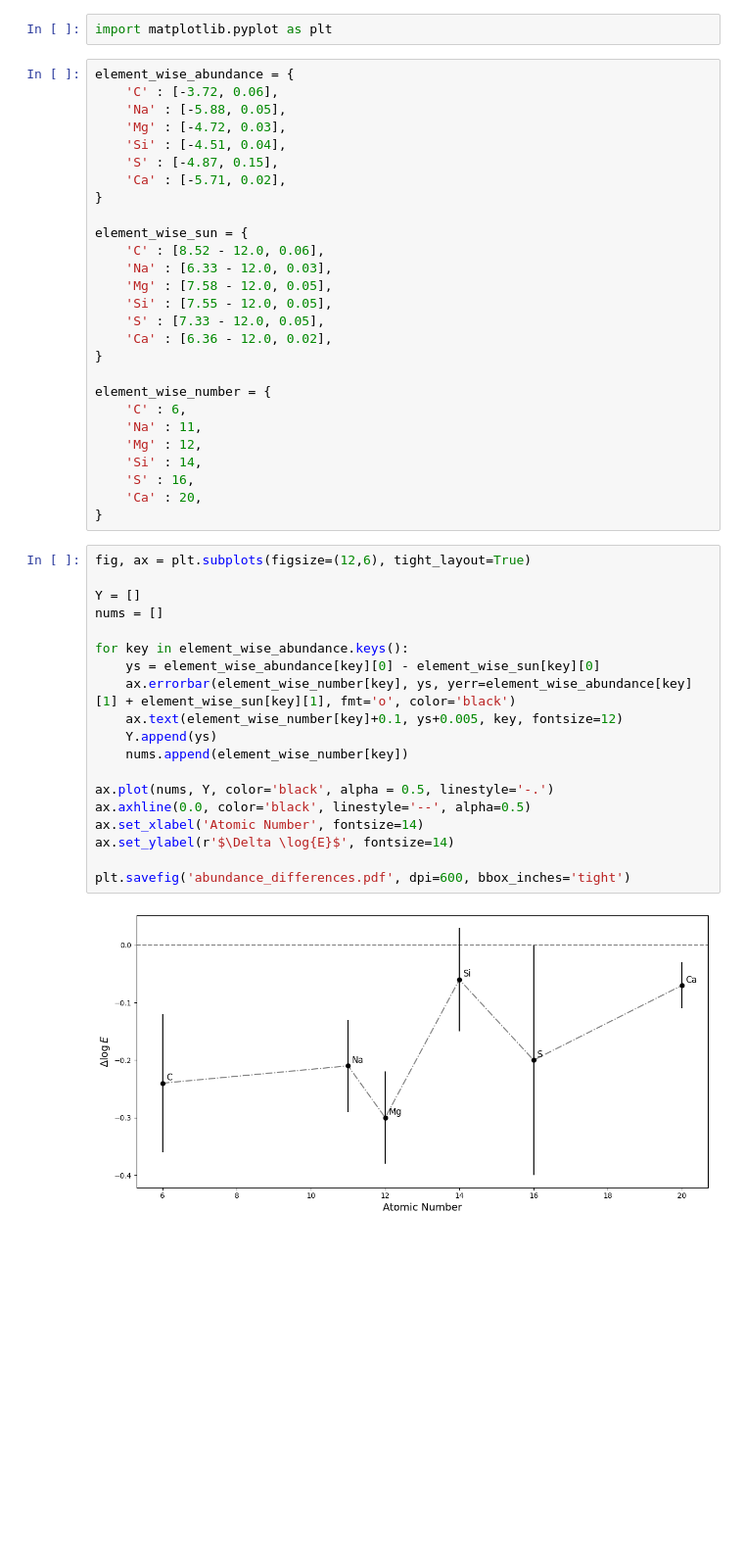
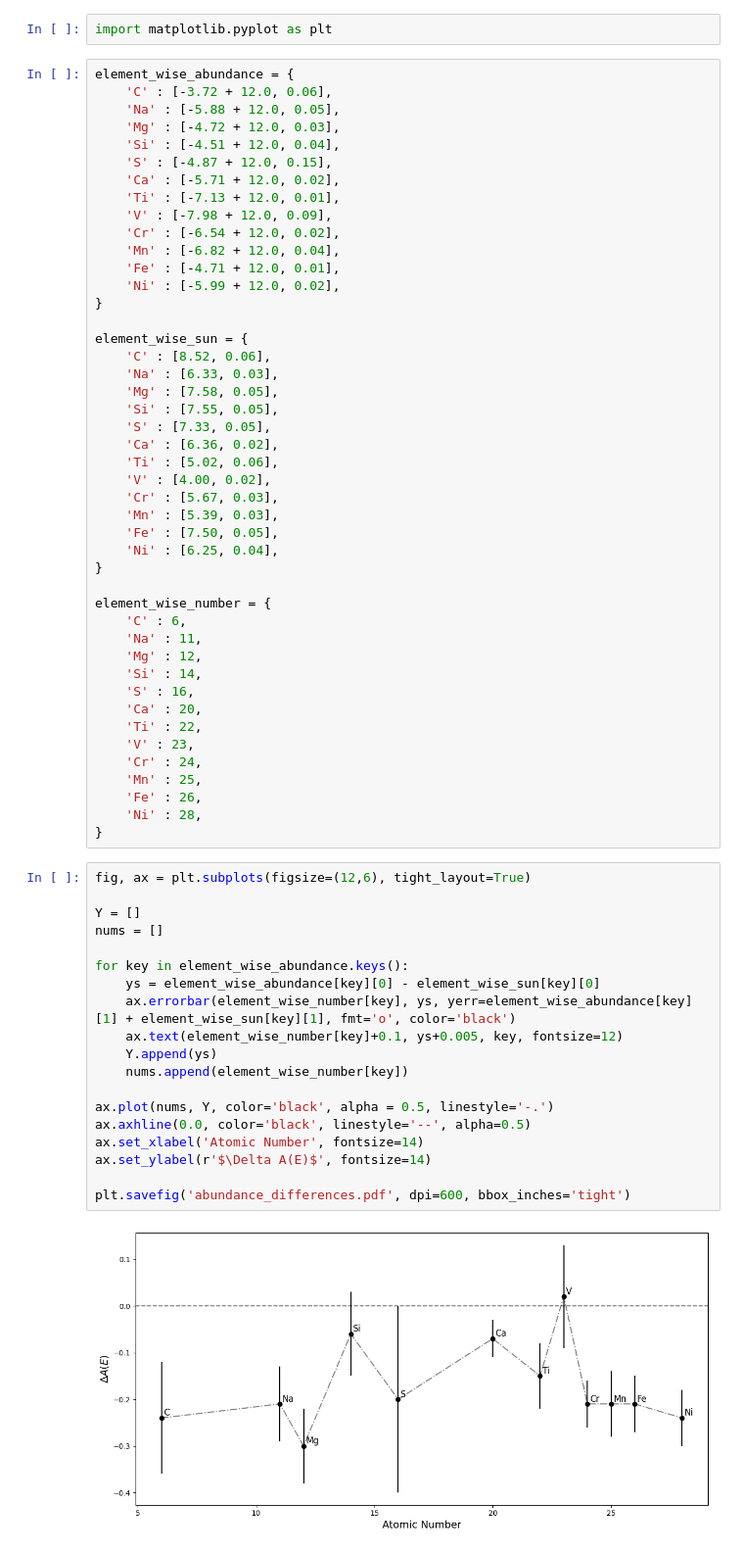
Before and after one commit to ASTR0MNSTR/univ_codes, a Jupyter notebook: 2025_2026/01-atm/my_own_star/abundaces.ipynb, the cells around one changed output. Shown at 98% size. Saved outputs shown, nothing was run; the diff lists cells and outputs as text; blank space fills up the shorter version.

```diff
--- a/2025_2026/01-atm/my_own_star/abundaces.ipynb
+++ b/2025_2026/01-atm/my_own_star/abundaces.ipynb
@@ -2,21 +2,33 @@
 import matplotlib.pyplot as plt
 # %%
 element_wise_abundance = {
-    'C' : [-3.72, 0.06],
-    'Na' : [-5.88, 0.05],
-    'Mg' : [-4.72, 0.03],
-    'Si' : [-4.51, 0.04],
-    'S' : [-4.87, 0.15],
-    'Ca' : [-5.71, 0.02],
+    'C' : [-3.72 + 12.0, 0.06],
+    'Na' : [-5.88 + 12.0, 0.05],
+    'Mg' : [-4.72 + 12.0, 0.03],
+    'Si' : [-4.51 + 12.0, 0.04],
+    'S' : [-4.87 + 12.0, 0.15],
+    'Ca' : [-5.71 + 12.0, 0.02],
+    'Ti' : [-7.13 + 12.0, 0.01],
+    'V' : [-7.98 + 12.0, 0.09],
+    'Cr' : [-6.54 + 12.0, 0.02],
+    'Mn' : [-6.82 + 12.0, 0.04],
+    'Fe' : [-4.71 + 12.0, 0.01],
+    'Ni' : [-5.99 + 12.0, 0.02],
 }
 
 element_wise_sun = {
-    'C' : [8.52 - 12.0, 0.06],
-    'Na' : [6.33 - 12.0, 0.03],
-    'Mg' : [7.58 - 12.0, 0.05],
-    'Si' : [7.55 - 12.0, 0.05],
-    'S' : [7.33 - 12.0, 0.05],
-    'Ca' : [6.36 - 12.0, 0.02],
+    'C' : [8.52, 0.06],
+    'Na' : [6.33, 0.03],
+    'Mg' : [7.58, 0.05],
+    'Si' : [7.55, 0.05],
+    'S' : [7.33, 0.05],
+    'Ca' : [6.36, 0.02],
+    'Ti' : [5.02, 0.06],
+    'V' : [4.00, 0.02],
+    'Cr' : [5.67, 0.03],
+    'Mn' : [5.39, 0.03],
+    'Fe' : [7.50, 0.05],
+    'Ni' : [6.25, 0.04],
 }
 
 element_wise_number = {
@@ -26,25 +38,31 @@ element_wise_number = {
     'Si' : 14,
     'S' : 16,
     'Ca' : 20,
+    'Ti' : 22,
+    'V' : 23,
+    'Cr' : 24,
+    'Mn' : 25,
+    'Fe' : 26,
+    'Ni' : 28,
 }
 # %%
 fig, ax = plt.subplots(figsize=(12,6), tight_layout=True)
 
 Y = []
 nums = []
 
 for key in element_wise_abundance.keys():
     ys = element_wise_abundance[key][0] - element_wise_sun[key][0]
     ax.errorbar(element_wise_number[key], ys, yerr=element_wise_abundance[key][1] + element_wise_sun[key][1], fmt='o', color='black')
     ax.text(element_wise_number[key]+0.1, ys+0.005, key, fontsize=12)
     Y.append(ys)
     nums.append(element_wise_number[key])
 
 ax.plot(nums, Y, color='black', alpha = 0.5, linestyle='-.')
 ax.axhline(0.0, color='black', linestyle='--', alpha=0.5)
 ax.set_xlabel('Atomic Number', fontsize=14)
-ax.set_ylabel(r'$\Delta \log{E}$', fontsize=14)
+ax.set_ylabel(r'$\Delta A(E)$', fontsize=14)
 
 plt.savefig('abundance_differences.pdf', dpi=600, bbox_inches='tight')
 # %% [output]
-[figure, old version]
+[figure, new version]
```
Also changed, not shown: 3 other files.
